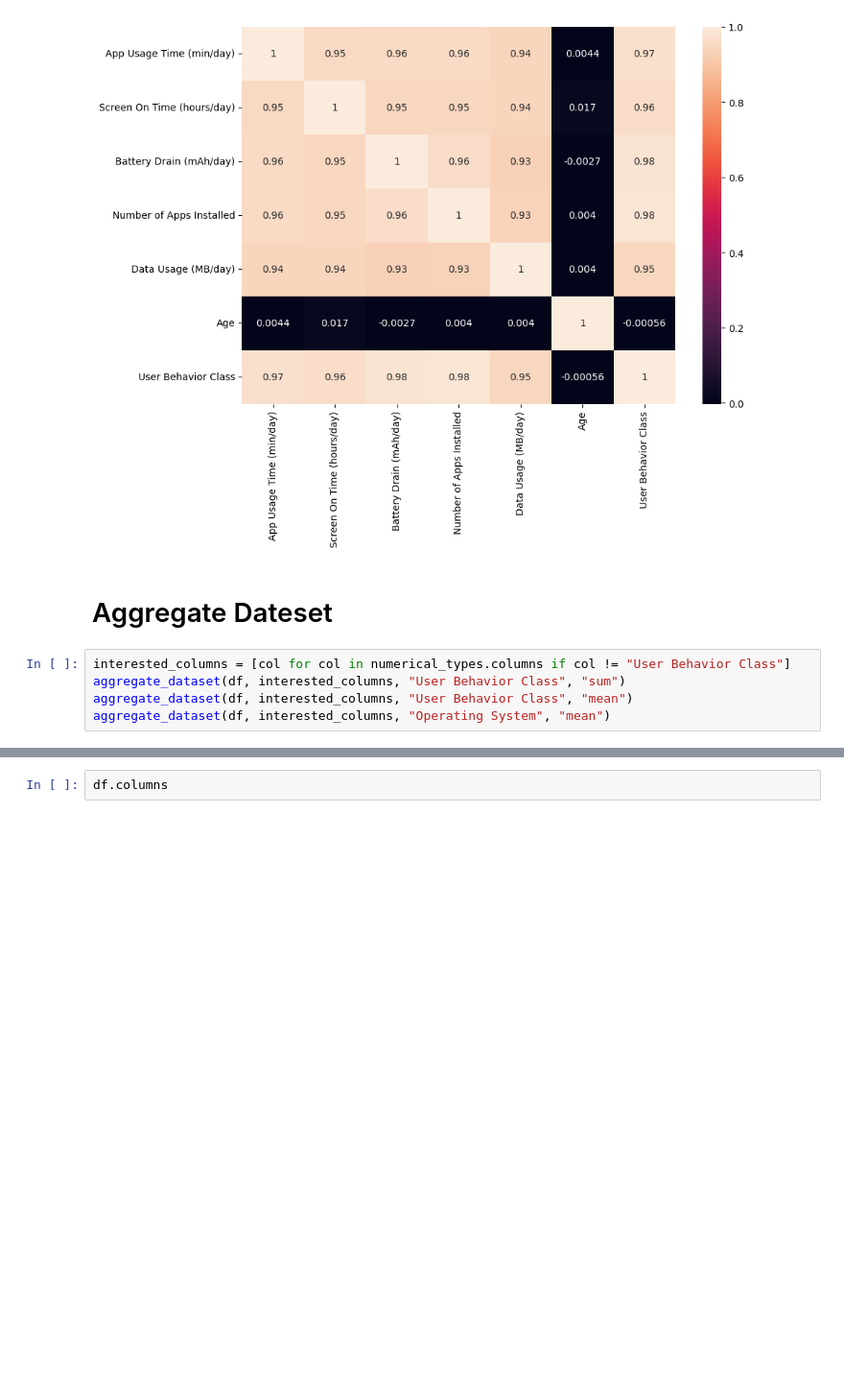
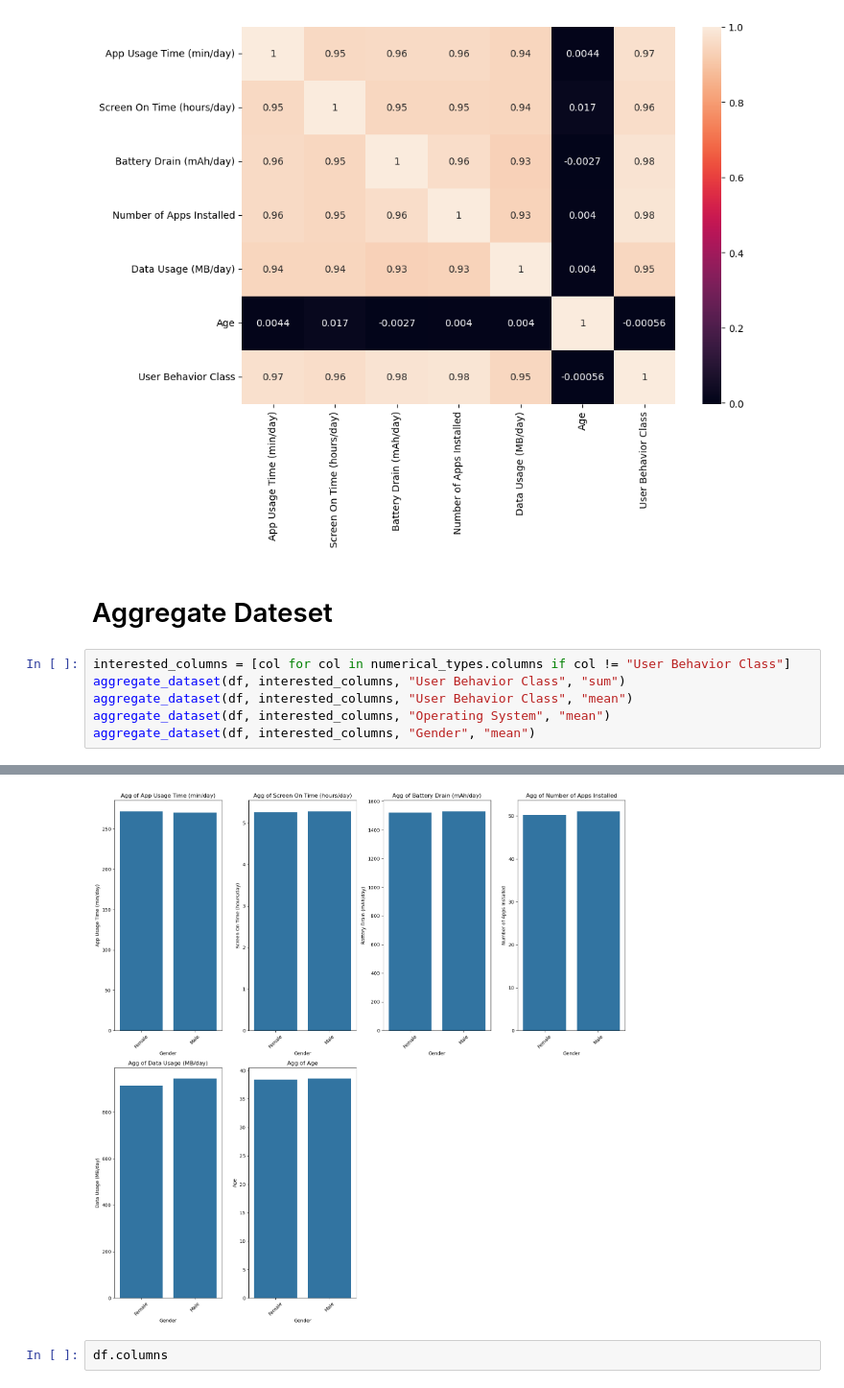
Before and after one commit to MaukanMir/Mobile-Device-Usage-Classification, a Jupyter notebook: training.ipynb, the cells around one changed output, grey strips where cells are left out. Shown at 96% size. Saved outputs shown, nothing was run; the diff lists cells and outputs as text; blank space fills up the shorter version.

```diff
--- a/training.ipynb
+++ b/training.ipynb
@@ -149,12 +159,14 @@ sns.heatmap(data=relations, annot=True)
 # %%
 interested_columns = [col for col in numerical_types.columns if col != "User Behavior Class"]
 aggregate_dataset(df, interested_columns, "User Behavior Class", "sum")
 aggregate_dataset(df, interested_columns, "User Behavior Class", "mean")
 aggregate_dataset(df, interested_columns, "Operating System", "mean")
+aggregate_dataset(df, interested_columns, "Gender", "mean")
 # %% [output]
 [figure]
 [figure]
 [figure]
+[figure, added]
 # %%
 df.columns
 # %% [output]
```
Also changed, not shown: parts of 1 cell of this notebook.
